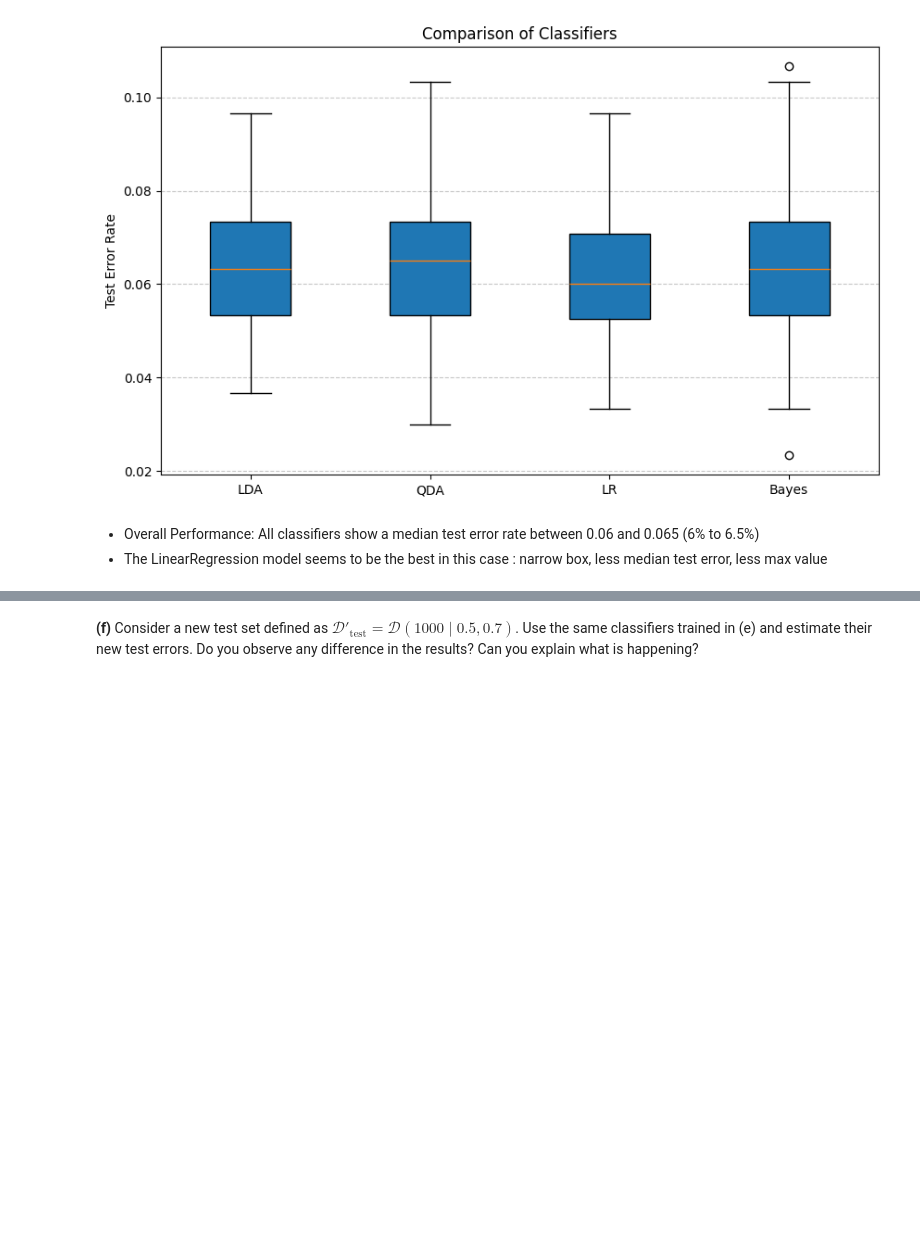
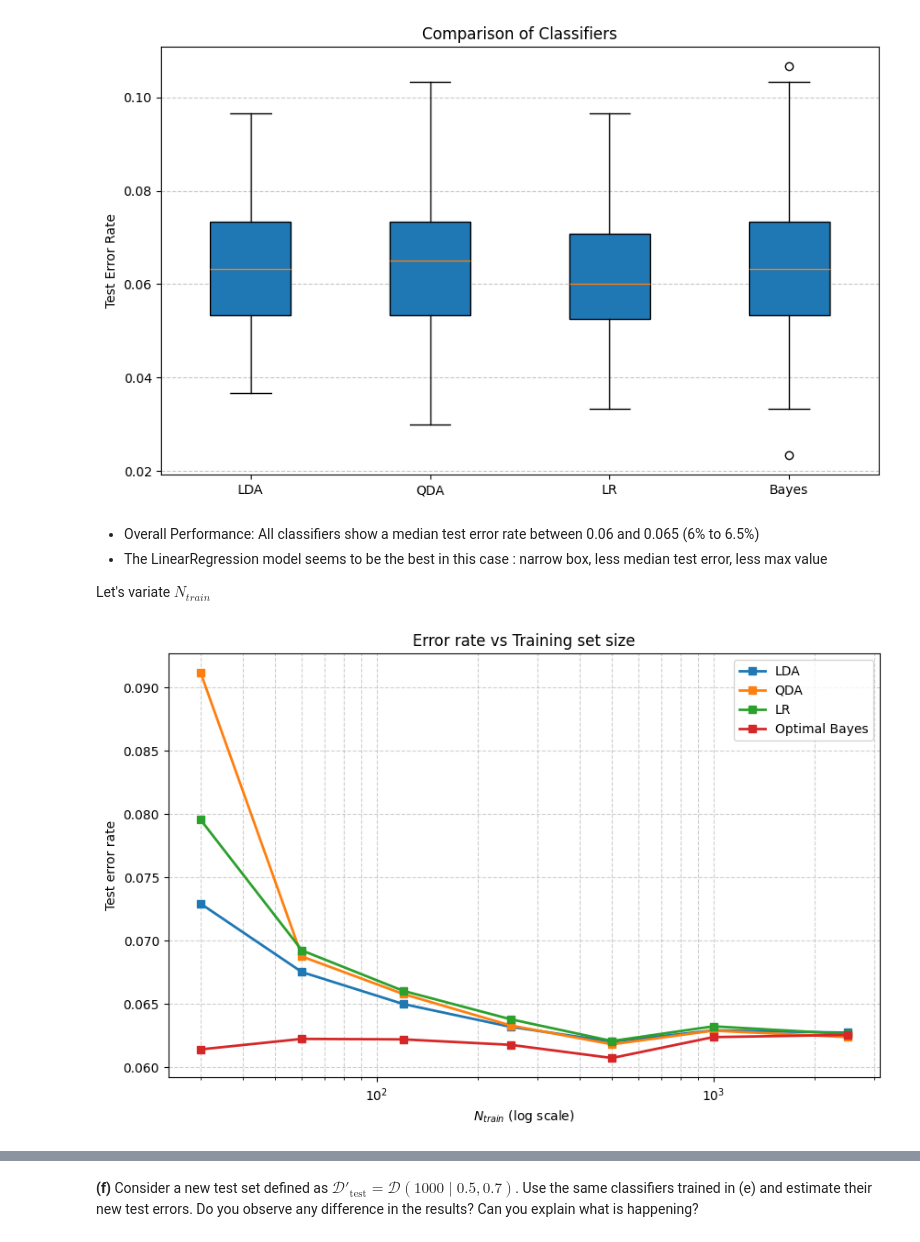
Before and after one commit to Ba-Hi/reports_tp, a Jupyter notebook: TP3/TP3.ipynb, the cells around one changed output, grey strips where cells are left out. Cells and saved outputs as stored; diff of their text form; code cells hidden in the pictures; blank space fills up the shorter version.

```diff
--- a/TP3/TP3.ipynb
+++ b/TP3/TP3.ipynb
@@ -343,3 +343,49 @@ plt.show()
 # %% [markdown]
 * Overall Performance: All classifiers  show a median test error rate between 0.06 and 0.065 (6% to 6.5%)
 * The LinearRegression model seems to be the best in this case : narrow box, less median test error, less max value
+
+Let's variate $N_{train}$
+# %%
+n_train_values = [30, 60, 120, 250, 500, 1000, 2500]
+n_test = 2000
+n_iterations = 50
+
+epsilon = 2
+p = 0.3
+
+models = {
+    'LDA': LinearDiscriminantAnalysis(),
+    'QDA': QuadraticDiscriminantAnalysis(),
+    'LR': LogisticRegression(),
+    'Optimal Bayes': BayesClassifier(epsilon=epsilon, p=p)
+}
+
+mean_errors = {name: [] for name in models.keys()}
+
+for n_train in n_train_values:
+    iter_errors = {name: [] for name in models.keys()}
+    for _ in range(n_iterations):
+        X_tr, y_tr = generate_dataset(n_train)
+        X_te, y_te = generate_dataset(n_test)
+
+        for name, model in models.items():
+            model.fit(X_tr, y_tr)
+            y_pred = model.predict(X_te)
+            iter_errors[name].append(np.mean(y_pred != y_te))
+
+    for name in models.keys():
+        mean_errors[name].append(np.mean(iter_errors[name]))
+# %%
+plt.figure(figsize=(10, 6))
+for name, errors in mean_errors.items():
+    plt.plot(n_train_values, errors, marker='s', label=name, lw=2)
+
+plt.xscale('log')
+plt.xlabel(r'$N_{train}$ (log scale)')
+plt.ylabel('Test error rate')
+plt.title(r'Error rate vs Training set size')
+plt.grid(True, which="both", linestyle="--", alpha=0.6)
+plt.legend()
+plt.show()
+# %% [output]
+[figure, added]
```
Also changed, not shown: parts of 1 cell of this notebook.
